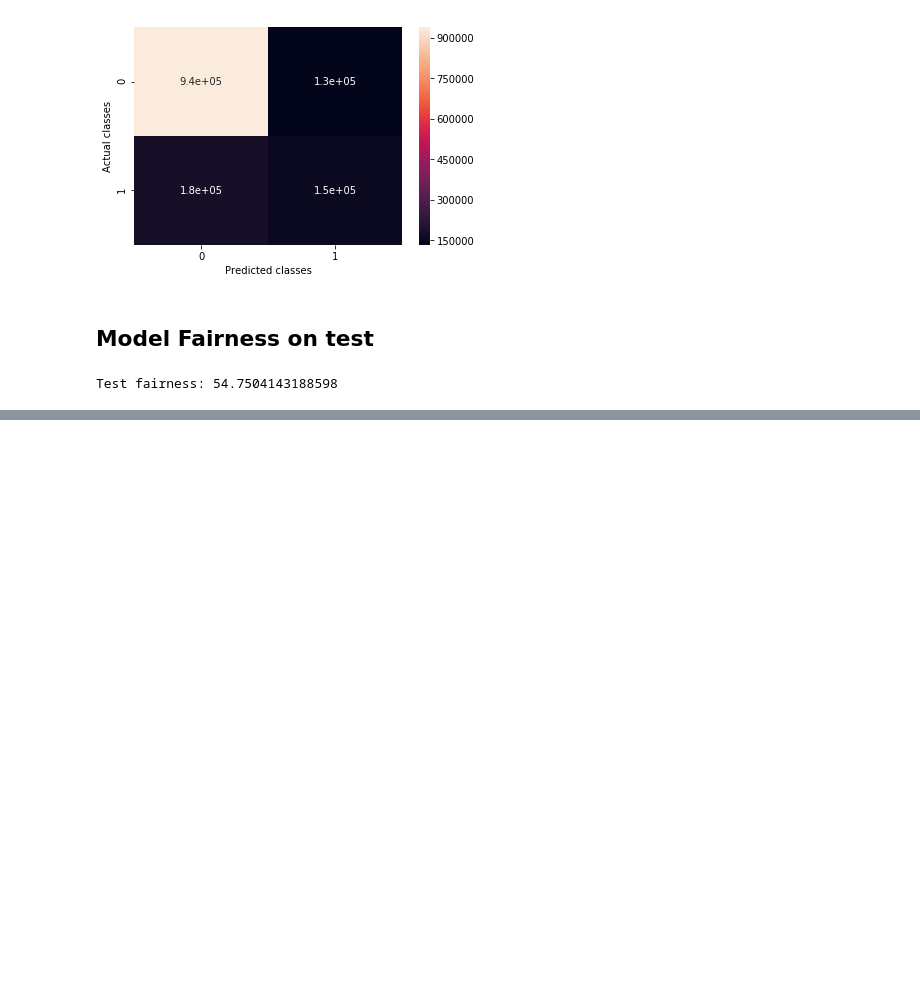
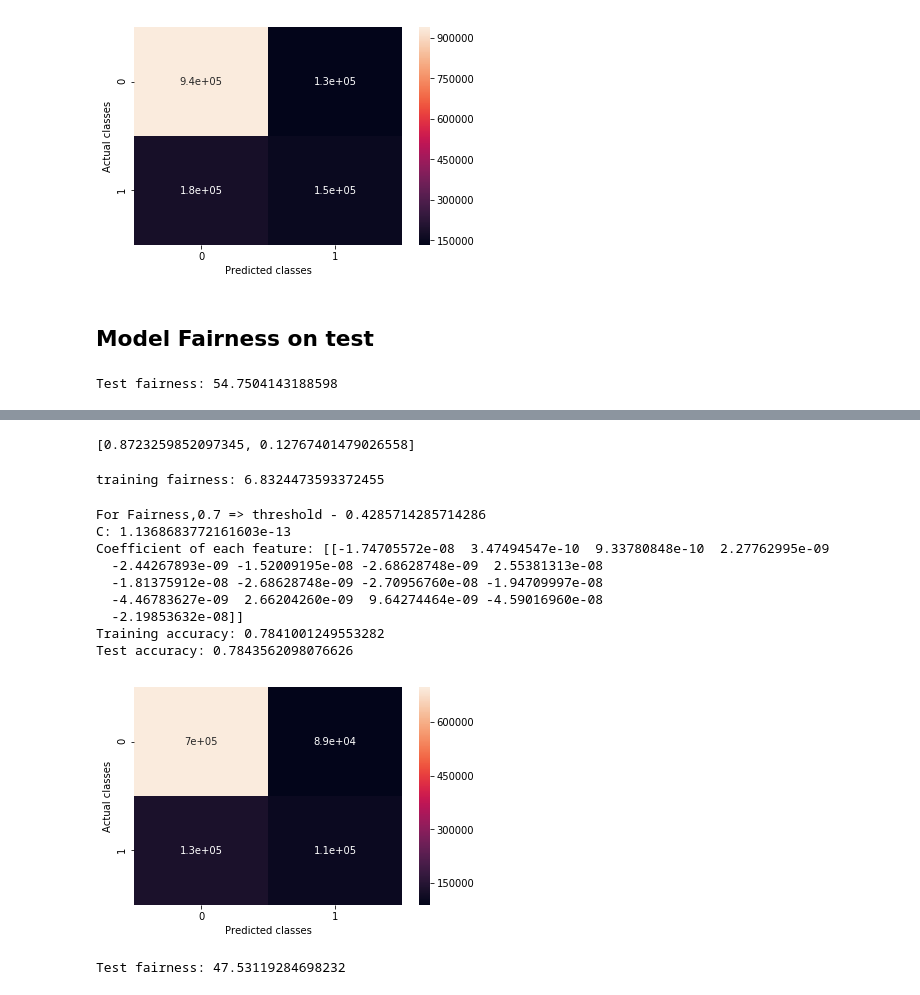
Before and after one commit to miaojiang1987/AI-for-fairness, a Jupyter notebook: classifier.ipynb, the cells around one changed output, grey strips where cells are left out. Saved outputs shown, nothing was run; the diff lists cells and outputs as text; code cells hidden in the pictures; blank space fills up the shorter version.

```diff
--- a/classifier.ipynb
+++ b/classifier.ipynb
@@ -300,0 +304,4 @@ Test fairness: 54.7504143188598
+# %%
+dfb = pd.read_csv(os.path.join("csv_pus","psam_pusb.csv"))
+
+data = dfb
@@ -300,0 +335,73 @@ Test fairness: 54.7504143188598
+# %%
+## Compute Fairness
+## Train data
+p_1 = X_train[X_train['PINCP']<=20000] ## 20k
+p_0 = X_train[X_train['PINCP']>20000]
+
+## Test data
+p_1_test = X_test[X_test['PINCP']<=20000] ## 20k
+p_0_test = X_test[X_test['PINCP']>20000]
+# %%
+prior_matrix = [get_ratio(p_1,y_train,1),get_ratio(p_0,y_train,1)]
+print(prior_matrix)
+# %% [output]
+[0.8723259852097345, 0.12767401479026558]
+# %%
+print(f"training fairness: {prior_matrix[0]/prior_matrix[1]}")
+# %% [output]
+training fairness: 6.8324473593372455
+# %%
+## Consider Fairness - 0.8 - initial value
+fairness = [0.7]
+lambdas = [[1000,1000]]
+
+for f in fairness:
+    t = compute_t(f)
+    print(f"For Fairness,{f} => threshold - {t}")
+
+    prior1 = (prior_matrix[0] - (1/(1+t)))
+    prior2 = (prior_matrix[1] - (t/(1+t)))
+
+    for (l1,l2) in lambdas:
+        c = (l1*prior1 + l2*prior2)
+        clf = LogisticRegression(C=c)
+
+        ## Train
+        clf.fit(X_train_std,y_train)
+        print('C:', c)
+        print('Coefficient of each feature:', clf.coef_)
+        print('Training accuracy:', clf.score(X_train_std, y_train))
+
+        ## Test
+        y_pred = clf.predict(X_test_std)
+        print('Test accuracy:', accuracy_score(y_pred, y_test.values))
+        cfm = confusion_matrix(y_pred, y_test.values)
+        sns.heatmap(cfm, annot=True)
+        plt.xlabel('Predicted classes')
+        plt.ylabel('Actual classes')
+        plt.show()
+
+        print('')
+# %% [output]
+For Fairness,0.7 => threshold - 0.4285714285714286
+C: 1.1368683772161603e-13
+Coefficient of each feature: [[-1.74705572e-08  3.47494547e-10  9.33780848e-10  2.27762995e-09
+  -2.44267893e-09 -1.52009195e-08 -2.68628748e-09  2.55381313e-08
+  -1.81375912e-08 -2.68628748e-09 -2.70956760e-08 -1.94709997e-08
+  -4.46783627e-09  2.66204260e-09  9.64274464e-09 -4.59016960e-08
+  -2.19853632e-08]]
+Training accuracy: 0.7841001249553282
+Test accuracy: 0.7843562098076626
+[figure, added]
+# %%
+## Compute Fairness
+p_1_test_std = sc.transform(p_1_test)
+p_0_test_std = sc.transform(p_0_test)
+y_pred_p1 = clf.predict(p_1_test_std)
+y_pred_p0 = clf.predict(p_0_test_std)
+ratio_1 = len(np.where(y_pred_p1==1)[0])
+ratio_2 = len(np.where(y_pred_p0 == 1)[0])
+
+print(f"Test fairness: {ratio_1/ratio_2}")
+# %% [output]
+Test fairness: 47.53119284698232
```
Also changed, not shown: parts of 5 cells of this notebook.
